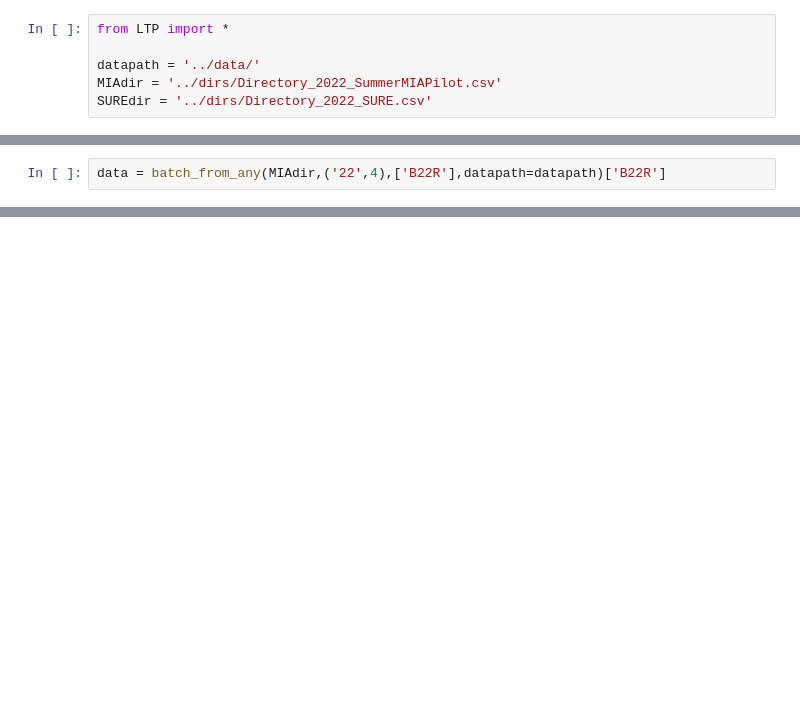
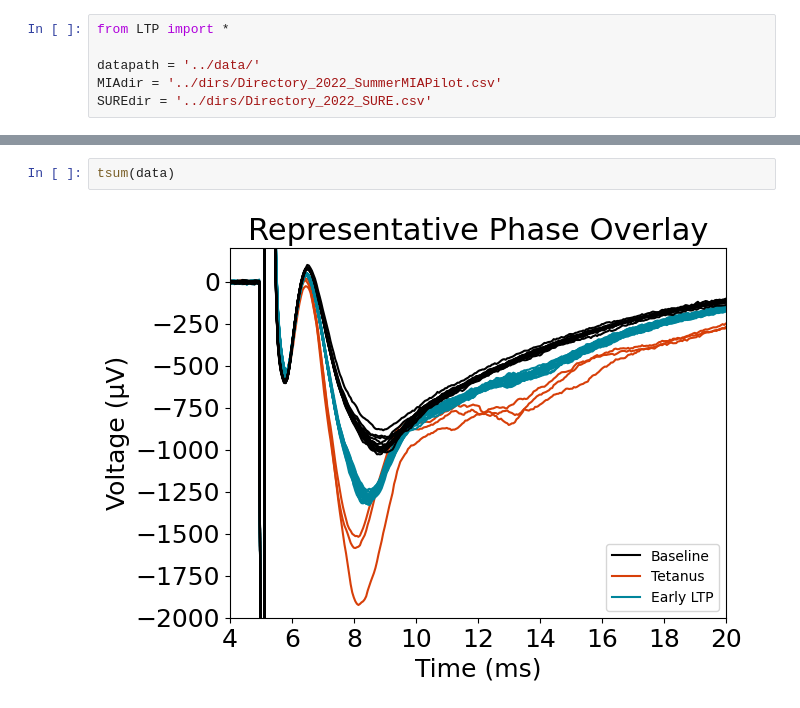
Before and after one commit to ramzymulla/LTP, a Jupyter notebook: LTP.ipynb, the cells around one changed output, grey strips where cells are left out. Drawn from its saved outputs; the diff is of its cells as text; blank space fills up the shorter version.

```diff
--- a/LTP.ipynb
+++ b/LTP.ipynb
@@ -12,2 +15,0 @@ data.pickle_df('../data/')
-# %%
-data = batch_from_any(MIAdir,('22',4),['B22R'],datapath=datapath)['B22R']
@@ -22,0 +102,4 @@ data.hemi
+# %%
+tsum(data)
+# %% [output]
+[figure, added]
```
Also changed, not shown: parts of 4 cells of this notebook, 3 other files.
